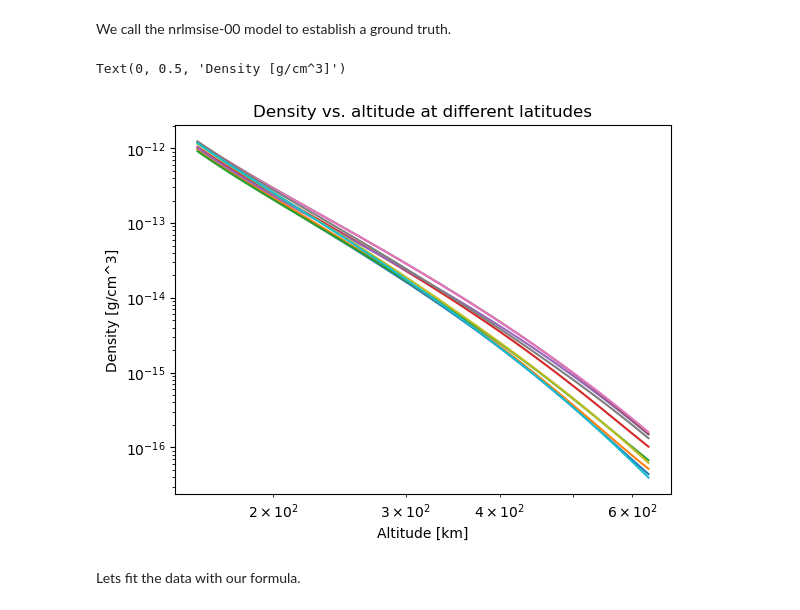
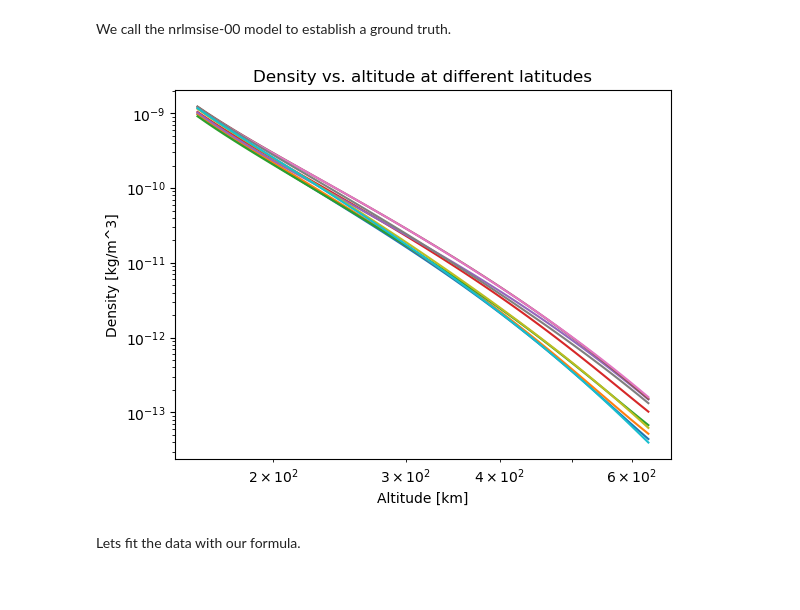
Before and after one commit to esa/thermonets, a Jupyter notebook: notebooks/test_rho_approximation.ipynb, the cells around one changed output. Drawn from its saved outputs; the diff is of its cells as text; code cells hidden in the pictures.

```diff
--- a/notebooks/test_rho_approximation.ipynb
+++ b/notebooks/test_rho_approximation.ipynb
@@ -28,15 +28,14 @@ lon = 60
 f107A = 150.
 f107 = 150.
 ap = 4.
-rho = msise_flat(datetime(2009, 6, 21, 8, 3, 20), altitudes[None,:], lats[:,None], lon, f107A, f107, ap)[:,:,5]
+rho = msise_flat(datetime(2009, 6, 21, 8, 3, 20), altitudes[None,:], lats[:,None], lon, f107A, f107, ap)[:,:,5] * 1e3
 # %%
 plt.loglog(altitudes, rho.T)
 plt.title("Density vs. altitude at different latitudes")
 plt.xlabel("Altitude [km]")
-plt.ylabel("Density [g/cm^3]")
+plt.ylabel("Density [kg/m^3]");
 # %% [output]
-Text(0, 0.5, 'Density [g/cm^3]')
-[figure, old version]
+[figure, new version]
 # %% [markdown]
 Lets fit the data with our formula.
 # %%
```
Also changed, not shown: parts of 4 cells of this notebook, 2 other files.
